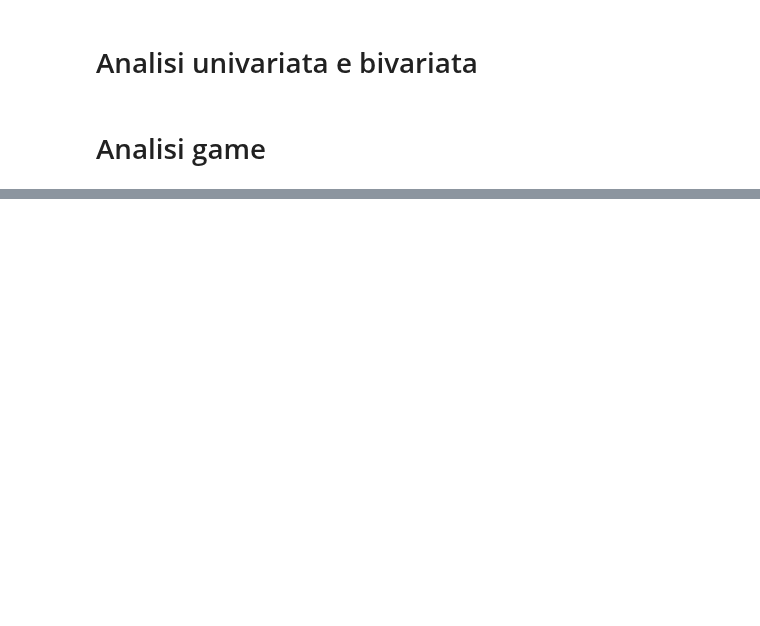
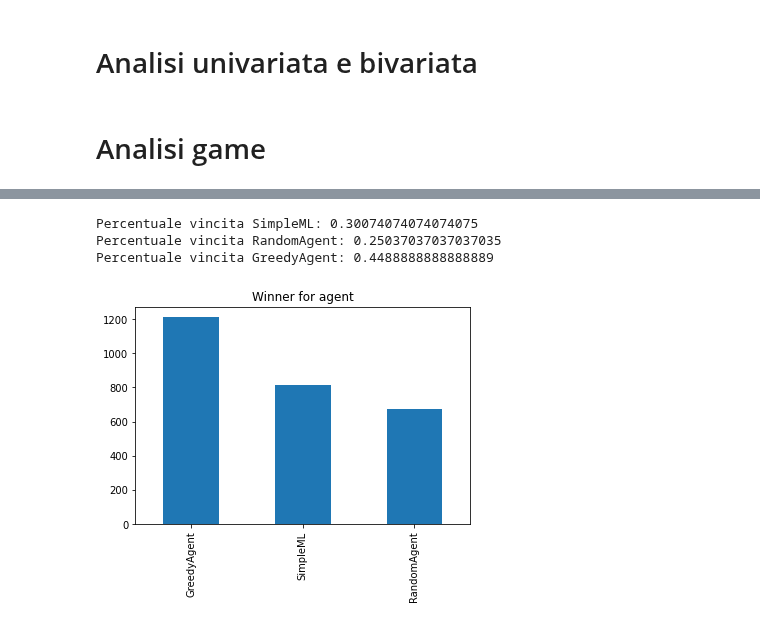
Before and after one commit to IDSIA/NewTechnoWar, a Jupyter notebook: code/Analysis.ipynb, the cells around one changed output, grey strips where cells are left out. Drawn from its saved outputs; the diff is of its cells as text; code cells hidden in the pictures; blank space fills up the shorter version.

```diff
--- a/code/Analysis.ipynb
+++ b/code/Analysis.ipynb
@@ -119,0 +109,10 @@ for i in range(len(info)):
+# %%
+df['winner'].value_counts().plot.bar(title='Winner for agent')
+print('Percentuale vincita SimpleML:',len(df[df['winner']=="SimpleML"])/len(df))
+print('Percentuale vincita RandomAgent:',len(df[df['winner']=="RandomAgent"])/len(df))
+print('Percentuale vincita GreedyAgent:',len(df[df['winner']=="GreedyAgent"])/len(df))
+# %% [output]
+Percentuale vincita SimpleML: 0.30074074074074075
+Percentuale vincita RandomAgent: 0.25037037037037035
+Percentuale vincita GreedyAgent: 0.4488888888888889
+[figure, added]
```
Also changed, not shown: parts of 13 cells of this notebook.
